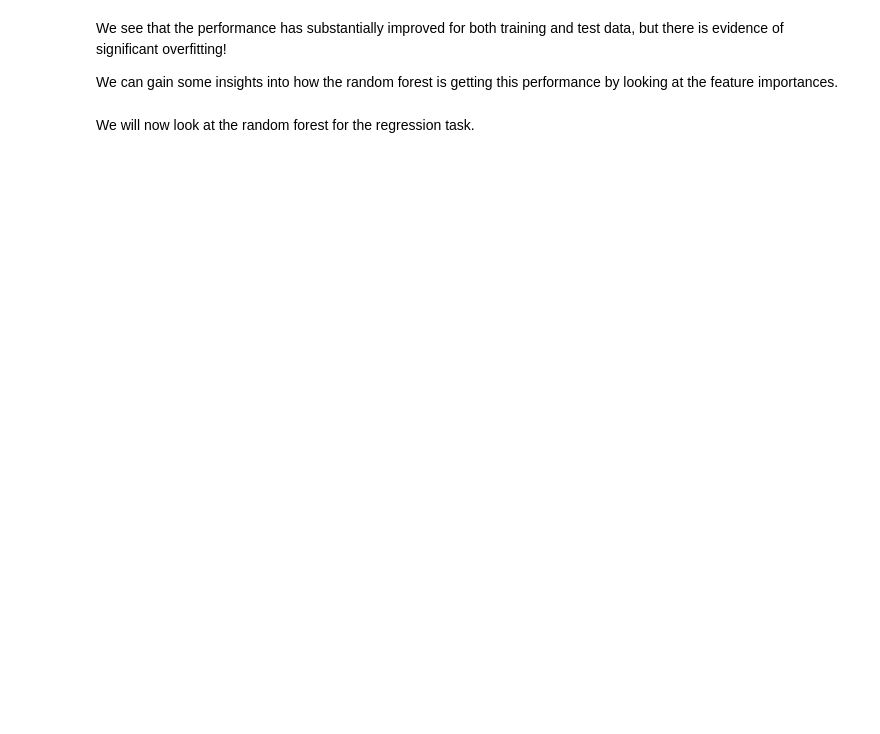
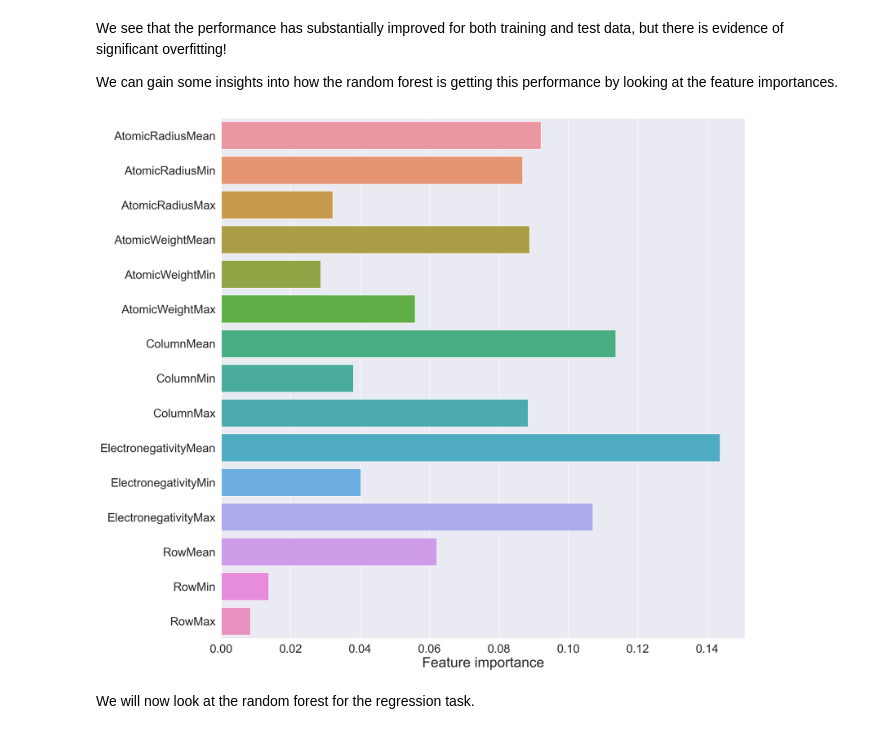
Before and after one commit to materialsvirtuallab/nano281, a Jupyter notebook: lectures/notebooks/Lecture 08 - Generalized Additive Models and Trees and Boosting.ipynb, the cells around one changed output. Saved outputs shown, nothing was run; the diff lists cells and outputs as text; code cells hidden in the pictures; blank space fills up the shorter version.

```diff
--- a/lectures/notebooks/Lecture 08 - Generalized Additive Models and Trees and Boosting.ipynb
+++ b/lectures/notebooks/Lecture 08 - Generalized Additive Models and Trees and Boosting.ipynb
@@ -448,9 +461,11 @@ We can gain some insights into how the random forest is getting this performance
 # %%
 model = RandomForestClassifier(random_state=0, n_estimators=20)
 model.fit(x, y_class)
 plt.subplots(figsize=(16, 16))
-sns.barplot(model.feature_importances_, list(x.columns), orient="h")
+sns.barplot(x=model.feature_importances_, y=list(x.columns), orient="h")
 plt.xlabel("Feature importance");
+# %% [output]
+[figure, added]
 # %% [markdown]
 We will now look at the random forest for the regression task.
 # %%
```
Also changed, not shown: parts of 28 cells of this notebook, 1 other file.
